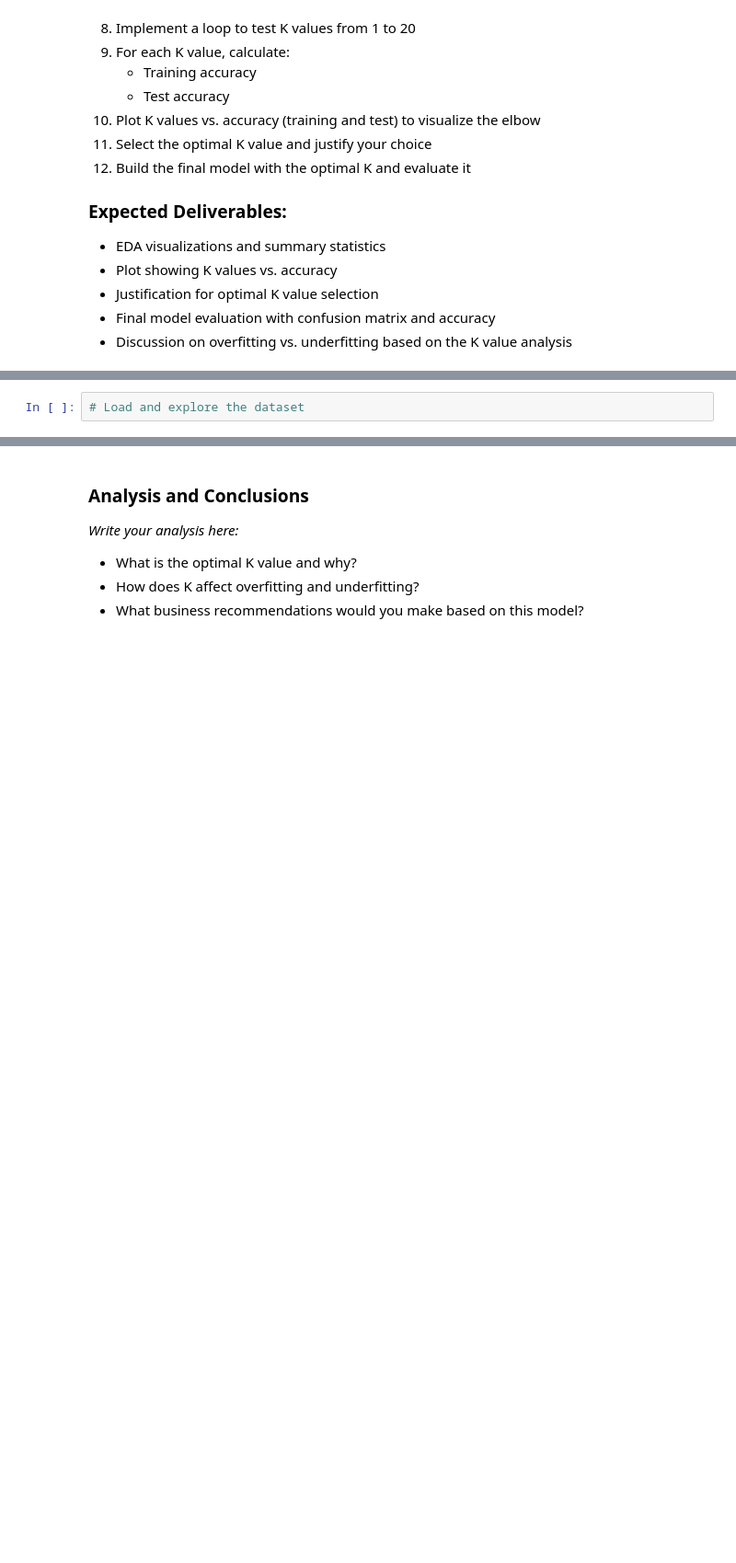
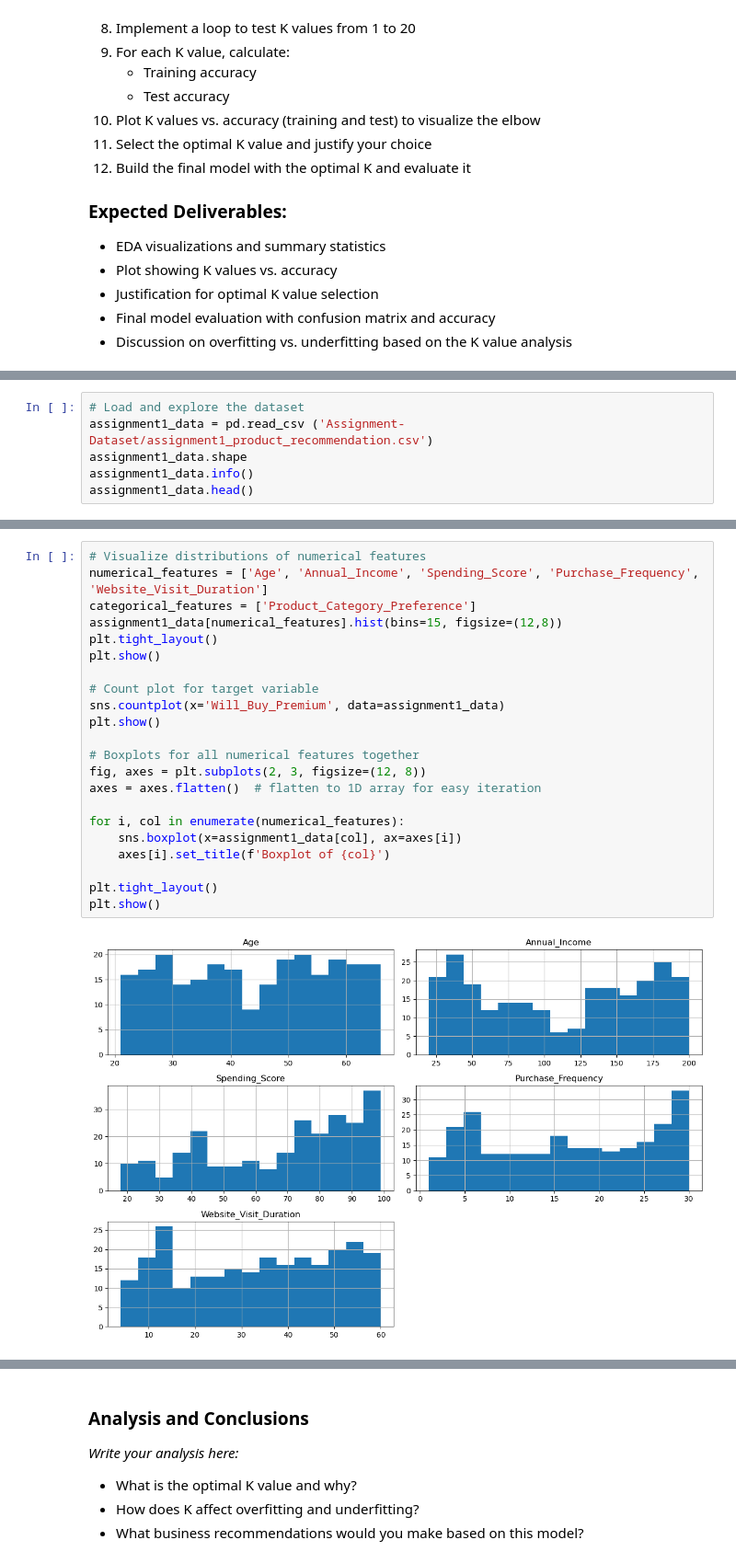
Before and after one commit to Blessing-Ekeh/dataraflow-week17-Classification-models, a Jupyter notebook: Take Home.ipynb, the cells around one changed output, grey strips where cells are left out. Shown at 92% size. Drawn from its saved outputs; the diff is of its cells as text; blank space fills up the shorter version.

Commit message:
Assignment 1 solved

```diff
--- a/Take Home.ipynb
+++ b/Take Home.ipynb
@@ -405,2 +444,6 @@ These assignments require deeper analysis and application of the concepts learne
 # %%
 # Load and explore the dataset
+assignment1_data = pd.read_csv ('Assignment-Dataset/assignment1_product_recommendation.csv')
+assignment1_data.shape
+assignment1_data.info()
+assignment1_data.head()
@@ -408,0 +508,24 @@ These assignments require deeper analysis and application of the concepts learne
+# %%
+# Visualize distributions of numerical features
+numerical_features = ['Age', 'Annual_Income', 'Spending_Score', 'Purchase_Frequency', 'Website_Visit_Duration']
+categorical_features = ['Product_Category_Preference']
+assignment1_data[numerical_features].hist(bins=15, figsize=(12,8))
+plt.tight_layout()
+plt.show()
+
+# Count plot for target variable
+sns.countplot(x='Will_Buy_Premium', data=assignment1_data)
+plt.show()
+
+# Boxplots for all numerical features together
+fig, axes = plt.subplots(2, 3, figsize=(12, 8))
+axes = axes.flatten()  # flatten to 1D array for easy iteration
+
+for i, col in enumerate(numerical_features):
+    sns.boxplot(x=assignment1_data[col], ax=axes[i])
+    axes[i].set_title(f'Boxplot of {col}')
+
+plt.tight_layout()
+plt.show()
+# %% [output]
+[figure, added]
```
Also changed, not shown: parts of 18 cells of this notebook.
